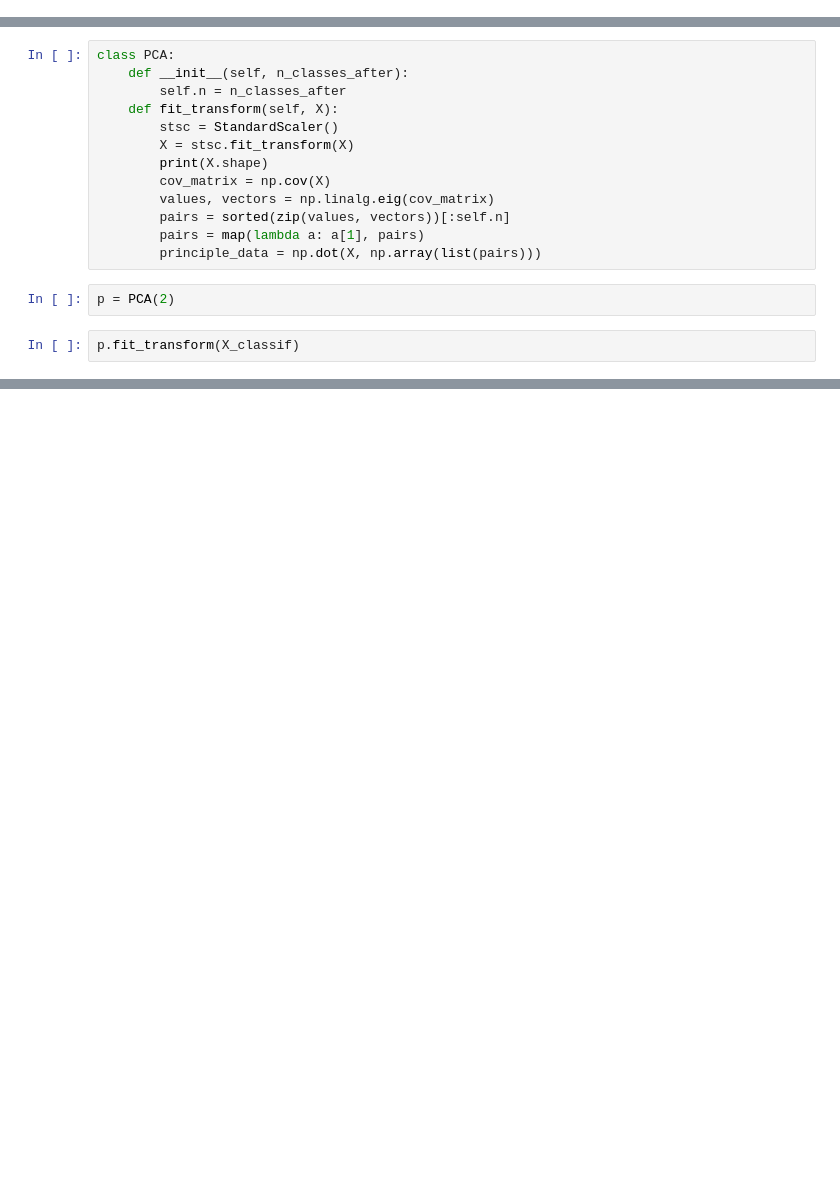
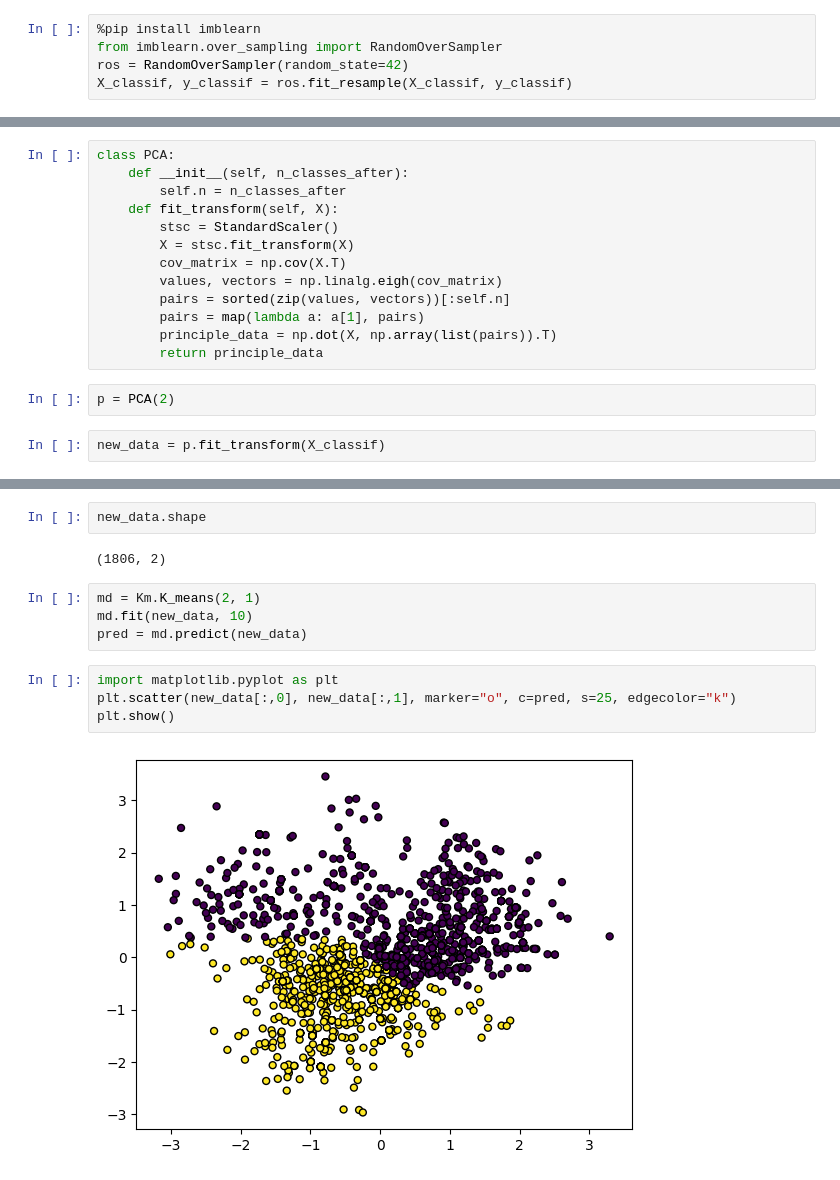
Before and after one commit to Ivanov-666/ML, a Jupyter notebook: notebooks/PCA.ipynb, the cells around one changed output, grey strips where cells are left out. Drawn from its saved outputs; the diff is of its cells as text; blank space fills up the shorter version.

```diff
--- a/notebooks/PCA.ipynb
+++ b/notebooks/PCA.ipynb
@@ -17,2 +17,7 @@ df_classif = df_classif.sample(100)
 df_classif = df_classif.drop(columns=df_classif.iloc[:,:1], axis=1)
 y_classif, X_classif=  df_classif["bomb_planted"], df_classif.drop(["bomb_planted"], axis=1)
+# %%
+%pip install imblearn
+from imblearn.over_sampling import RandomOverSampler
+ros = RandomOverSampler(random_state=42)
+X_classif, y_classif = ros.fit_resample(X_classif, y_classif)
@@ -31,13 +51,13 @@ class PCA:
     def fit_transform(self, X):
         stsc = StandardScaler()
         X = stsc.fit_transform(X)
-        print(X.shape)
-        cov_matrix = np.cov(X)
-        values, vectors = np.linalg.eig(cov_matrix)
+        cov_matrix = np.cov(X.T)
+        values, vectors = np.linalg.eigh(cov_matrix)
         pairs = sorted(zip(values, vectors))[:self.n]
         pairs = map(lambda a: a[1], pairs)
-        principle_data = np.dot(X, np.array(list(pairs)))
+        principle_data = np.dot(X, np.array(list(pairs)).T)
+        return principle_data
 # %%
 p = PCA(2)
 # %%
-p.fit_transform(X_classif)
+new_data = p.fit_transform(X_classif)
@@ -46,0 +74,14 @@ ValueError: shapes (100,22) and (2,100) not aligned: 22 (dim 1) != 2 (dim 0)
+# %%
+new_data.shape
+# %% [output]
+(1806, 2)
+# %%
+md = Km.K_means(2, 1)
+md.fit(new_data, 10)
+pred = md.predict(new_data)
+# %%
+import matplotlib.pyplot as plt
+plt.scatter(new_data[:,0], new_data[:,1], marker="o", c=pred, s=25, edgecolor="k")
+plt.show()
+# %% [output]
+[figure, added]
```
Also changed, not shown: parts of 7 cells of this notebook, 5 other files.
